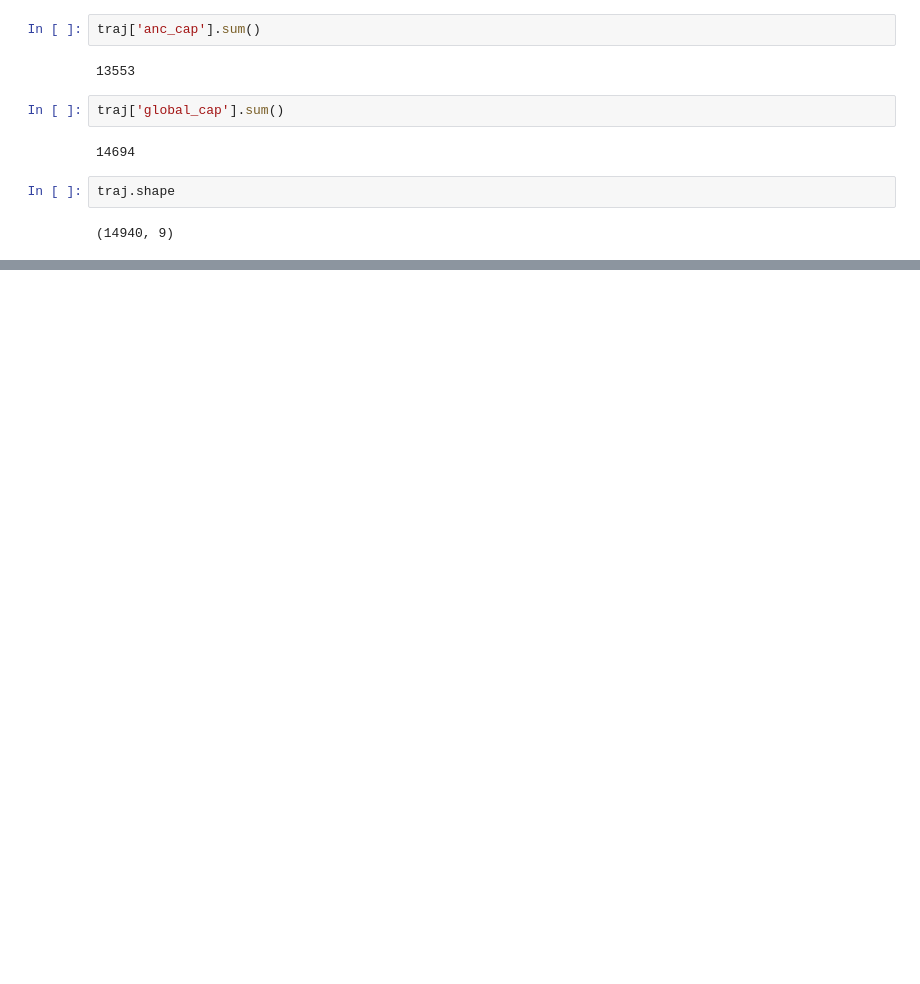
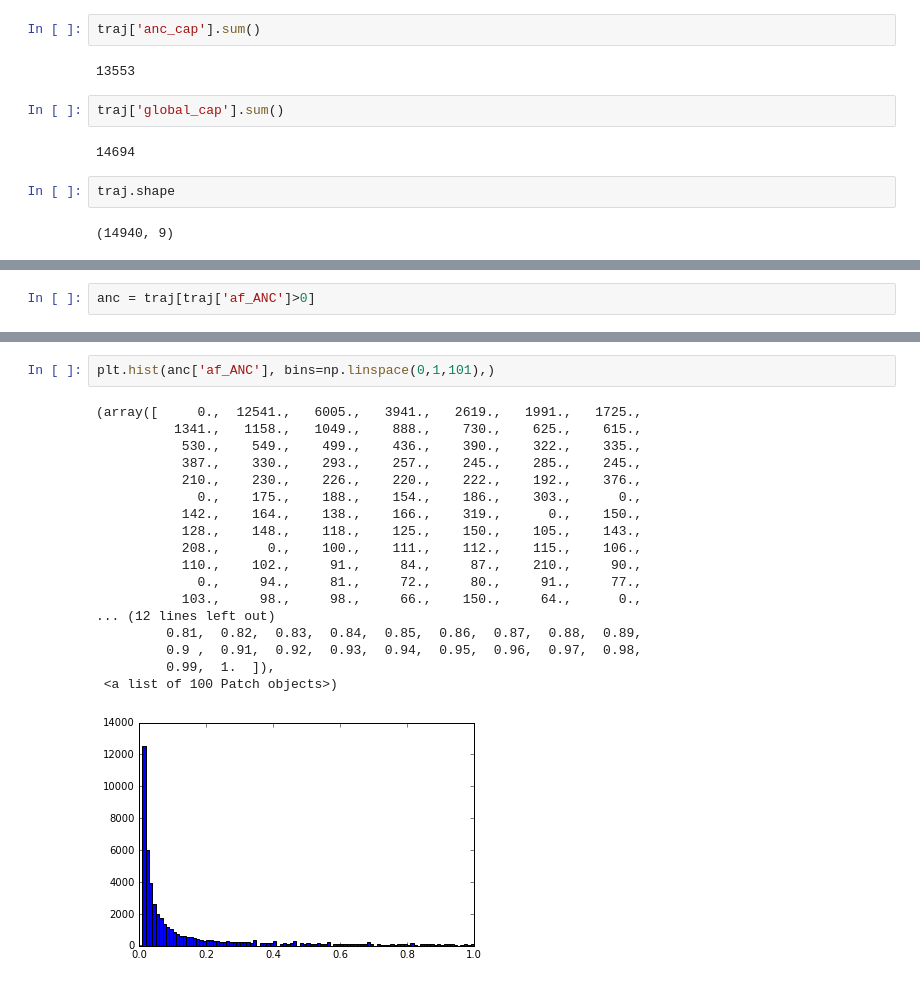
Before and after one commit to patelravip/SLiM-Simulation-results, a Jupyter notebook: Process SLiM simulations.ipynb, the cells around one changed output, grey strips where cells are left out. Drawn from its saved outputs; the diff is of its cells as text; blank space fills up the shorter version.

```diff
--- a/Process SLiM simulations.ipynb
+++ b/Process SLiM simulations.ipynb
@@ -101,0 +114,2 @@ ax.set_ylabel('Global AF at end')
+# %%
+anc = traj[traj['af_ANC']>0]
@@ -101,0 +120,21 @@ ax.set_ylabel('Global AF at end')
+# %%
+plt.hist(anc['af_ANC'], bins=np.linspace(0,1,101),)
+# %% [output]
+(array([     0.,  12541.,   6005.,   3941.,   2619.,   1991.,   1725.,
+          1341.,   1158.,   1049.,    888.,    730.,    625.,    615.,
+           530.,    549.,    499.,    436.,    390.,    322.,    335.,
+           387.,    330.,    293.,    257.,    245.,    285.,    245.,
+           210.,    230.,    226.,    220.,    222.,    192.,    376.,
+             0.,    175.,    188.,    154.,    186.,    303.,      0.,
+           142.,    164.,    138.,    166.,    319.,      0.,    150.,
+           128.,    148.,    118.,    125.,    150.,    105.,    143.,
+           208.,      0.,    100.,    111.,    112.,    115.,    106.,
+           110.,    102.,     91.,     84.,     87.,    210.,     90.,
+             0.,     94.,     81.,     72.,     80.,     91.,     77.,
+           103.,     98.,     98.,     66.,    150.,     64.,      0.,
+... (12 lines left out)
+         0.81,  0.82,  0.83,  0.84,  0.85,  0.86,  0.87,  0.88,  0.89,
+         0.9 ,  0.91,  0.92,  0.93,  0.94,  0.95,  0.96,  0.97,  0.98,
+         0.99,  1.  ]),
+ <a list of 100 Patch objects>)
+[figure, added]
```
Also changed, not shown: parts of 13 cells of this notebook.
